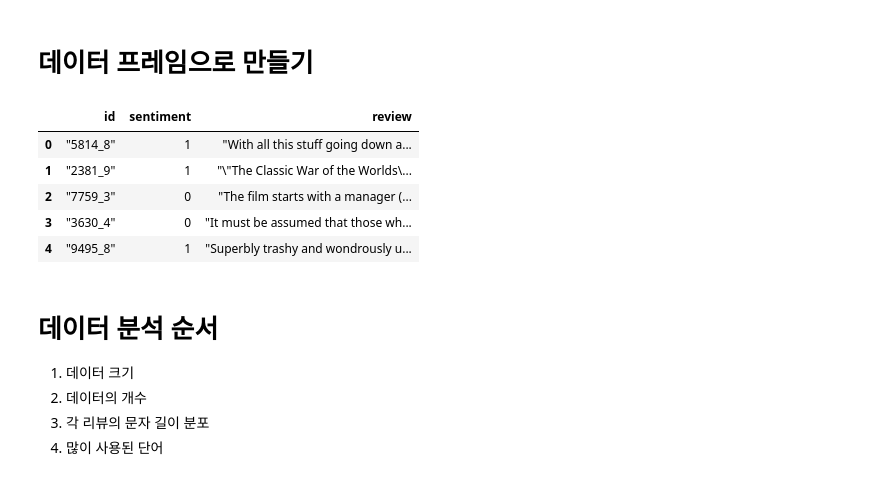
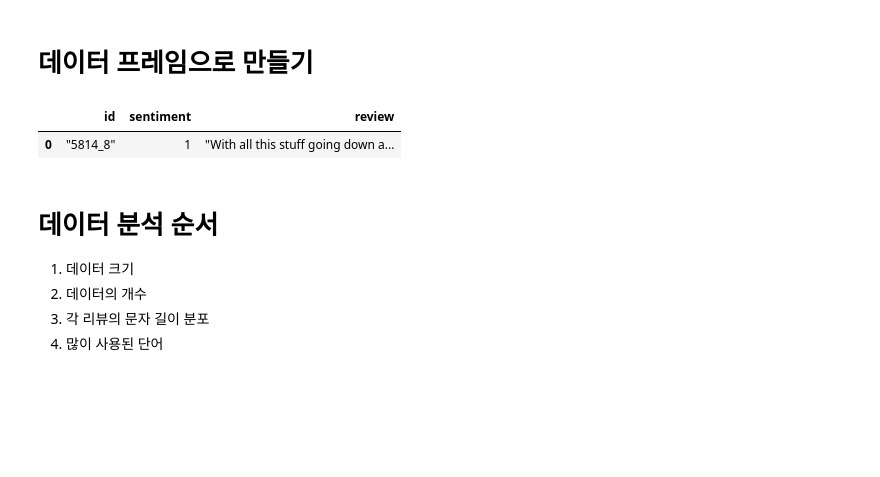
Before and after one commit to wiv33/A-Learning-python, a Jupyter notebook: machine-learning/_000_hello_machine/_001_books/_006_tf2_ml_nlp/_012_aclimdb_v1_탐색적_데이터_분석/_000_kaggle_movie_review/_002_kaggle_movie_review.ipynb, the cells around one changed output. Saved outputs shown, nothing was run; the diff lists cells and outputs as text; code cells hidden in the pictures; blank space fills up the shorter version.

```diff
--- a/machine-learning/_000_hello_machine/_001_books/_006_tf2_ml_nlp/_012_aclimdb_v1_탐색적_데이터_분석/_000_kaggle_movie_review/_002_kaggle_movie_review.ipynb
+++ b/machine-learning/_000_hello_machine/_001_books/_006_tf2_ml_nlp/_012_aclimdb_v1_탐색적_데이터_분석/_000_kaggle_movie_review/_002_kaggle_movie_review.ipynb
@@ -122,14 +113,10 @@ train_data = pd.read_csv("{}labeledTrainData.tsv".format(DATA_IN_PATH),
                          delimiter='\t',
                          quoting=3)
 # %%
-train_data.head()
+train_data.head(1)
 # %% [output]
 |  | id | sentiment | review |
 | 0 | "5814_8" | 1 | "With all this stuff going down a... |
-| 1 | "2381_9" | 1 | "\"The Classic War of the Worlds\... |
-| 2 | "7759_3" | 0 | "The film starts with a manager (... |
-| 3 | "3630_4" | 0 | "It must be assumed that those wh... |
-| 4 | "9495_8" | 1 | "Superbly trashy and wondrously u... |
 # %% [markdown]
 # 데이터 분석 순서
 
```
Also changed, not shown: parts of 45 cells of this notebook.
